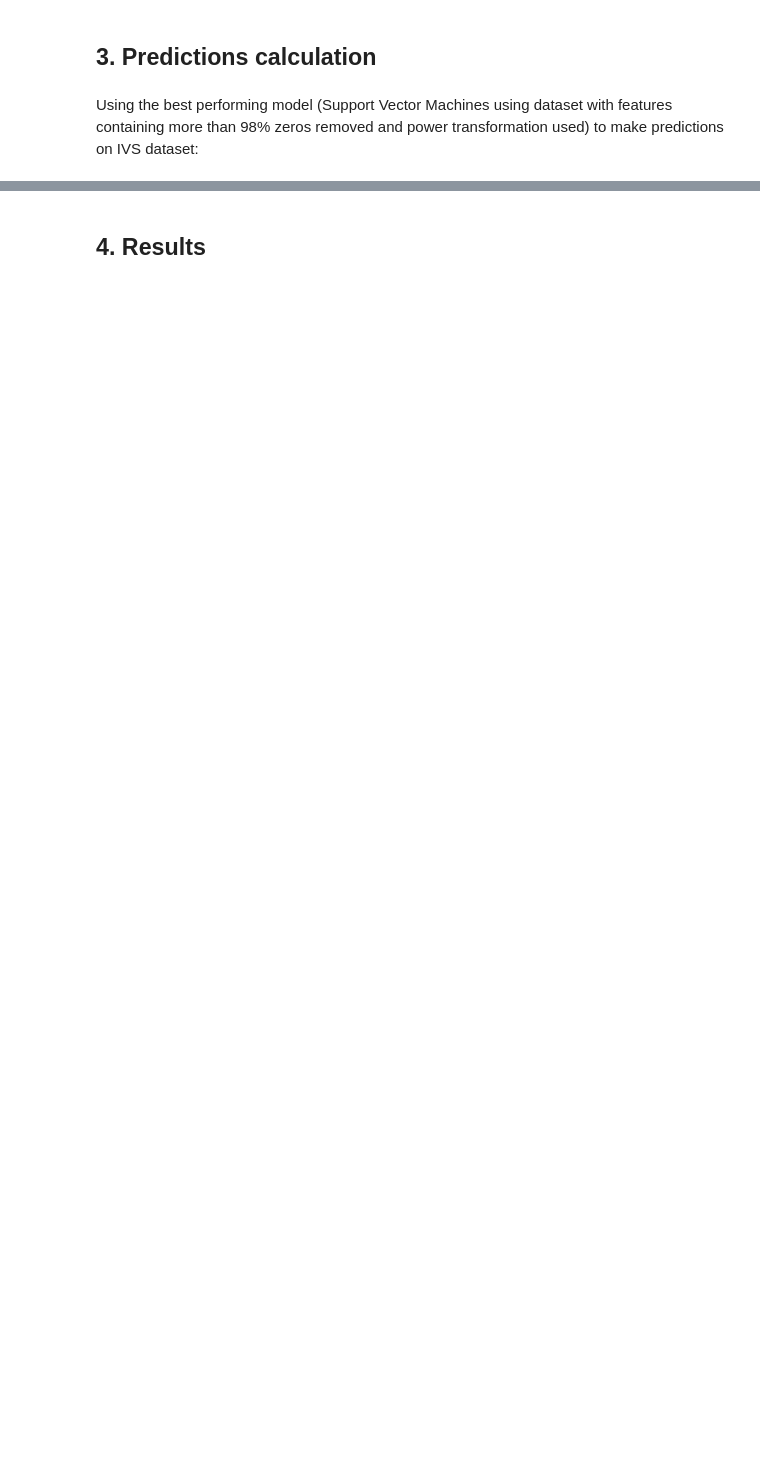
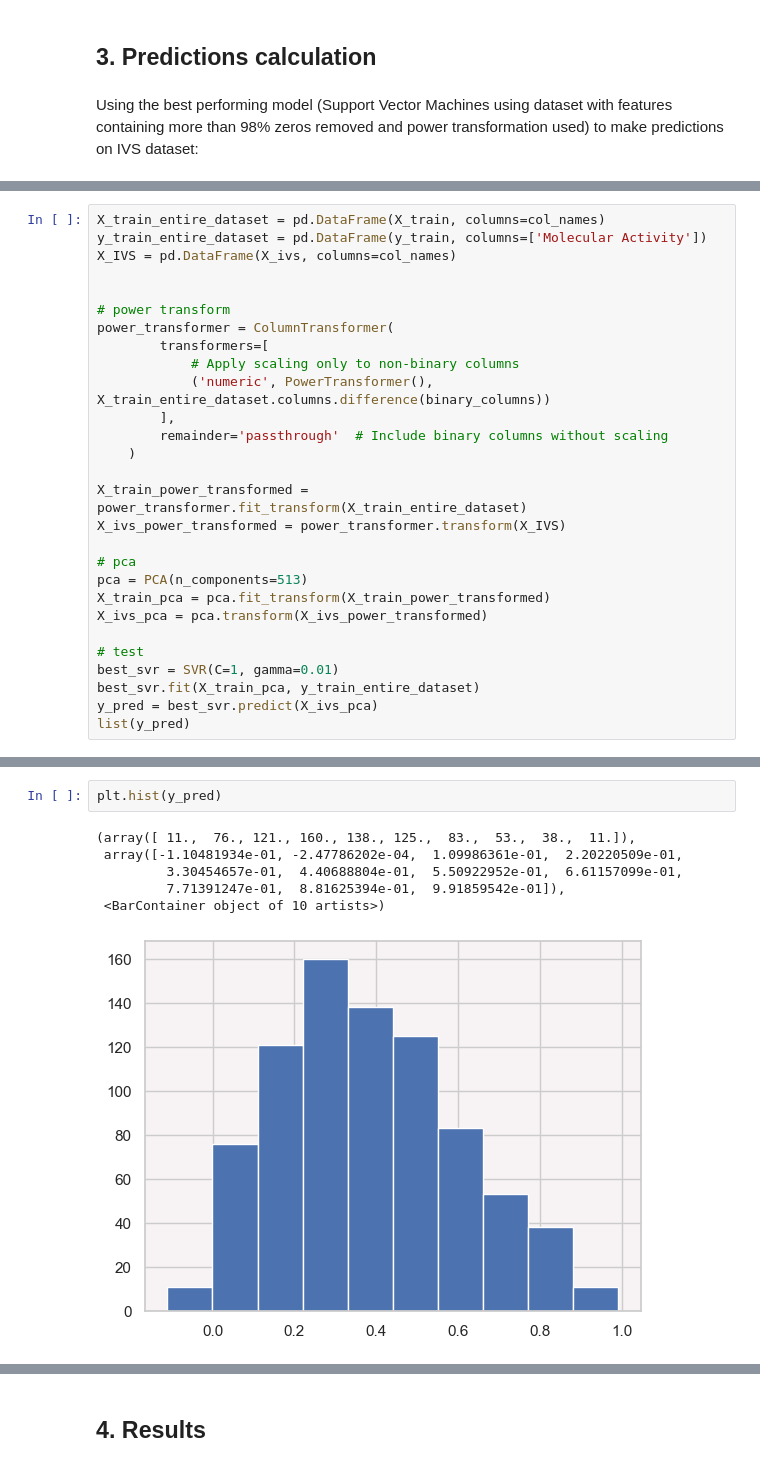
Before and after one commit to AntunesCSR/ML_Group_Projects, a Jupyter notebook: HA3/HA3.ipynb, the cells around one changed output, grey strips where cells are left out. Drawn from its saved outputs; the diff is of its cells as text; blank space fills up the shorter version.

```diff
--- a/HA3/HA3.ipynb
+++ b/HA3/HA3.ipynb
@@ -1077,0 +1349,28 @@ array([0.87040025, 0.68479202, 0.43071995, ..., 0.31173774, 0.51755586,
+# %%
+X_train_entire_dataset = pd.DataFrame(X_train, columns=col_names)
+y_train_entire_dataset = pd.DataFrame(y_train, columns=['Molecular Activity'])
+X_IVS = pd.DataFrame(X_ivs, columns=col_names)
+
+
+# power transform
+power_transformer = ColumnTransformer(
+        transformers=[
+            # Apply scaling only to non-binary columns
+            ('numeric', PowerTransformer(), X_train_entire_dataset.columns.difference(binary_columns))
+        ],
+        remainder='passthrough'  # Include binary columns without scaling
+    )
+
+X_train_power_transformed = power_transformer.fit_transform(X_train_entire_dataset)
+X_ivs_power_transformed = power_transformer.transform(X_IVS)
+
+# pca
+pca = PCA(n_components=513)
+X_train_pca = pca.fit_transform(X_train_power_transformed)
+X_ivs_pca = pca.transform(X_ivs_power_transformed)
+
+# test
+best_svr = SVR(C=1, gamma=0.01)
+best_svr.fit(X_train_pca, y_train_entire_dataset)
+y_pred = best_svr.predict(X_ivs_pca)
+list(y_pred)
@@ -1077,0 +1395,9 @@ array([0.87040025, 0.68479202, 0.43071995, ..., 0.31173774, 0.51755586,
+# %%
+plt.hist(y_pred)
+# %% [output]
+(array([ 11.,  76., 121., 160., 138., 125.,  83.,  53.,  38.,  11.]),
+ array([-1.10481934e-01, -2.47786202e-04,  1.09986361e-01,  2.20220509e-01,
+         3.30454657e-01,  4.40688804e-01,  5.50922952e-01,  6.61157099e-01,
+         7.71391247e-01,  8.81625394e-01,  9.91859542e-01]),
+ <BarContainer object of 10 artists>)
+[figure, added]
```
Also changed, not shown: parts of 29 cells of this notebook, 1 other file.
